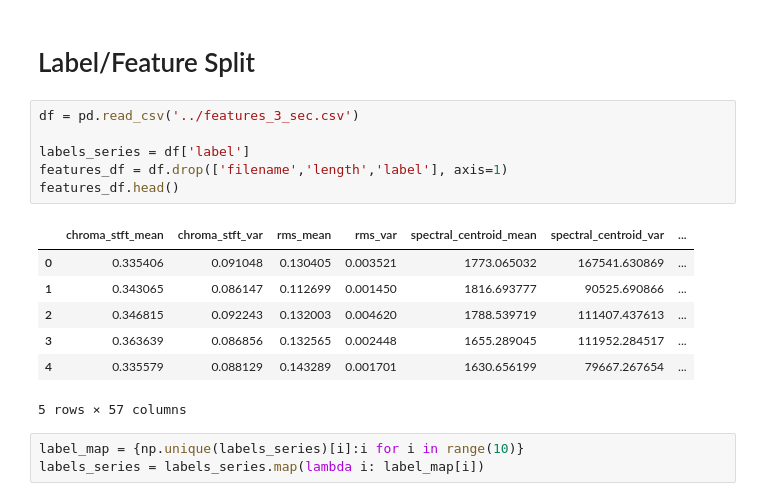
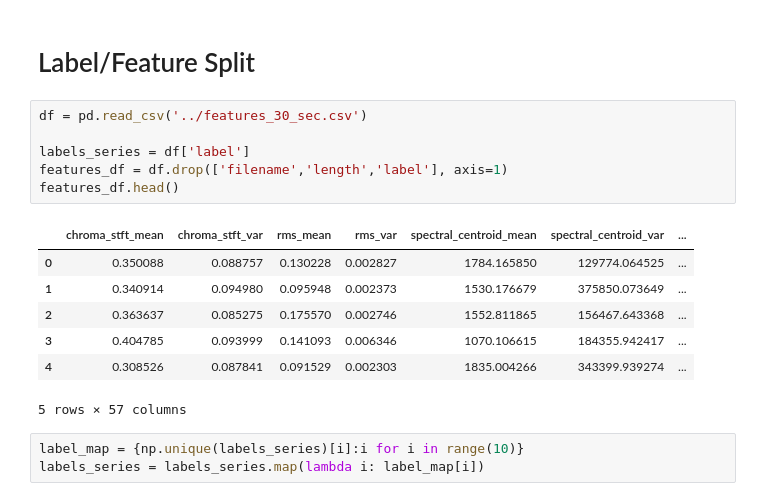
Before and after one commit to the-data-science-union/DSU-F2021-MGC, a Jupyter notebook: Modelling/ethan-KNN.ipynb, the cells around one changed output. Cells and saved outputs as stored; diff of their text form.

```diff
--- a/Modelling/ethan-KNN.ipynb
+++ b/Modelling/ethan-KNN.ipynb
@@ -16,18 +16,18 @@ sns.set(style='white', context='notebook', rc={'figure.figsize':(10,8)})
 # %% [markdown]
 # Label/Feature Split
 # %%
-df = pd.read_csv('../features_3_sec.csv')
+df = pd.read_csv('../features_30_sec.csv')
 
 labels_series = df['label']
 features_df = df.drop(['filename','length','label'], axis=1)
 features_df.head()
 # %% [output]
 |  | chroma_stft_mean | chroma_stft_var | rms_mean | rms_var | spectral_centroid_mean | spectral_centroid_var | ... |
-| 0 | 0.335406 | 0.091048 | 0.130405 | 0.003521 | 1773.065032 | 167541.630869 | ... |
-| 1 | 0.343065 | 0.086147 | 0.112699 | 0.001450 | 1816.693777 | 90525.690866 | ... |
-| 2 | 0.346815 | 0.092243 | 0.132003 | 0.004620 | 1788.539719 | 111407.437613 | ... |
-| 3 | 0.363639 | 0.086856 | 0.132565 | 0.002448 | 1655.289045 | 111952.284517 | ... |
-| 4 | 0.335579 | 0.088129 | 0.143289 | 0.001701 | 1630.656199 | 79667.267654 | ... |
+| 0 | 0.350088 | 0.088757 | 0.130228 | 0.002827 | 1784.165850 | 129774.064525 | ... |
+| 1 | 0.340914 | 0.094980 | 0.095948 | 0.002373 | 1530.176679 | 375850.073649 | ... |
+| 2 | 0.363637 | 0.085275 | 0.175570 | 0.002746 | 1552.811865 | 156467.643368 | ... |
+| 3 | 0.404785 | 0.093999 | 0.141093 | 0.006346 | 1070.106615 | 184355.942417 | ... |
+| 4 | 0.308526 | 0.087841 | 0.091529 | 0.002303 | 1835.004266 | 343399.939274 | ... |
 5 rows × 57 columns
 # %%
 label_map = {np.unique(labels_series)[i]:i for i in range(10)}
```
Also changed, not shown: parts of 8 cells of this notebook, 4 other files.
